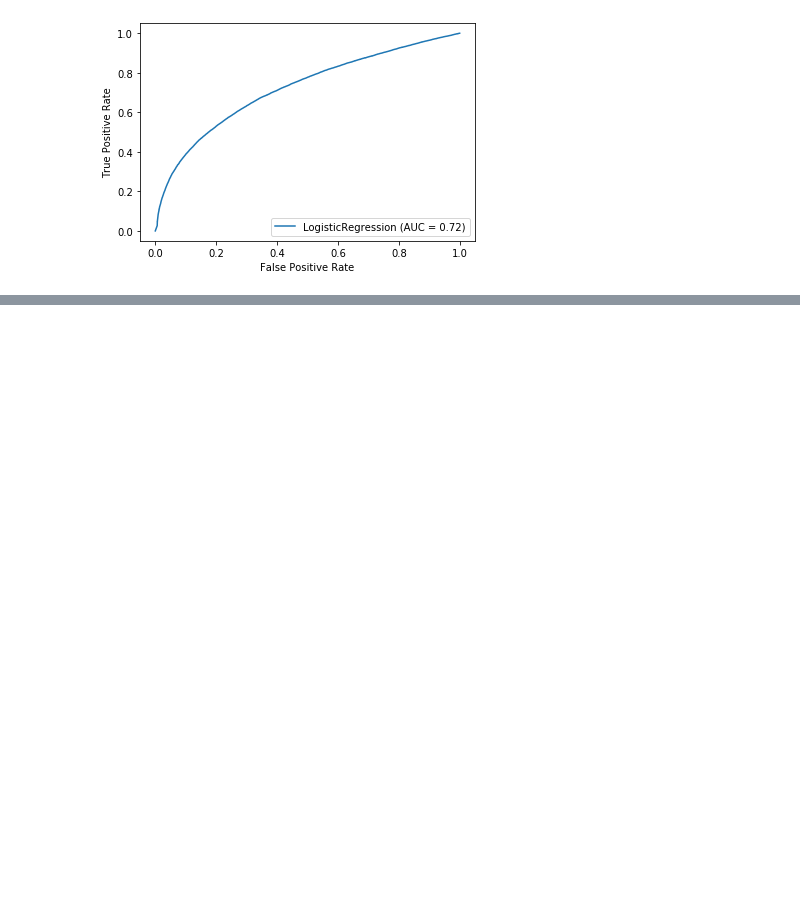
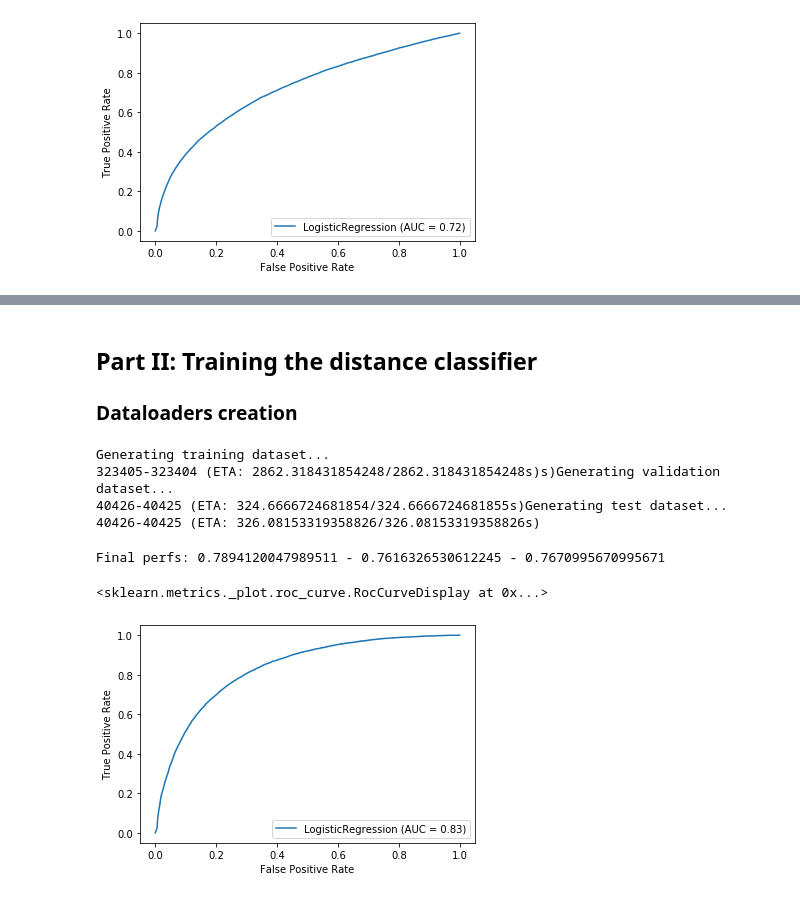
Before and after one commit to dimartinot/Text-Semantic-Similarity, a Jupyter notebook: notebook/Training.ipynb, the cells around one changed output, grey strips where cells are left out. Saved outputs shown, nothing was run; the diff lists cells and outputs as text; code cells hidden in the pictures; blank space fills up the shorter version.

Commit message:
Updating training notebook
feat: Updating training notebook
 - Adding new training pipeline
 - Adding new models

```diff
--- a/notebook/Training.ipynb
+++ b/notebook/Training.ipynb
@@ -160,7 +164,7 @@ importlib.reload(src.model.contrastiveModel)
 <module 'src.model.contrastiveModel' from 'C:\\Users\\thoma\\OneDrive\\Documents\\GitHub\\Text-Semantic-Similarity\\src\\model\\contrastiveModel.py'>
 # %%
 model = src.model.contrastiveModel.TextSimilarityDeepSiameseLSTM(embedding_dim = EMBEDDING_DIM)
-model.cuda()
+model = model.cuda()
 model.train()
 
 contrastive_loss = src.model.contrastiveModel.SiameseContrastiveLoss()
@@ -370,0 +462,3 @@ plot_roc_curve(logreg, X_test, y_test)
+# %% [markdown]
+## Part II: Training the distance classifier
+### Dataloaders creation
@@ -370,0 +518,51 @@ plot_roc_curve(logreg, X_test, y_test)
+# %%
+dataloader_train = torch.utils.data.dataloader.DataLoader(
+    dataset = dataset,
+    collate_fn = padding_collate,
+    sampler = train_sampler
+)
+
+dataloader_val = torch.utils.data.dataloader.DataLoader(
+    dataset = dataset,
+    collate_fn = padding_collate,
+    sampler = val_sampler
+)
+
+dataloader_test = torch.utils.data.dataloader.DataLoader(
+    dataset = dataset,
+    collate_fn = padding_collate,
+    sampler = test_sampler
+)
+# %%
+print("Generating training dataset...")
+X_train, y_train = model_and_titles_to_distance_dataset(model, dataloader_train)
+
+print("Generating validation dataset...")
+X_test, y_test = model_and_titles_to_distance_dataset(model, dataloader_test)
+
+print("Generating test dataset...")
+X_val, y_val = model_and_titles_to_distance_dataset(model, dataloader_val)
+# %% [output]
+Generating training dataset...
+323405-323404 (ETA: 2862.318431854248/2862.318431854248s)s)Generating validation dataset...
+40426-40425 (ETA: 324.6666724681854/324.6666724681855s)Generating test dataset...
+40426-40425 (ETA: 326.08153319358826/326.08153319358826s)
+# %%
+logreg = LogisticRegression()
+
+logreg.fit(X_train, y_train)
+
+train_acc = logreg.score(X_train, y_train)
+val_acc = logreg.score(X_val, y_val)
+test_acc = logreg.score(X_test, y_test)
+
+print(f"\nFinal perfs: {train_acc} - {val_acc} - {test_acc}")
+# %% [output]
+Final perfs: 0.7894120047989511 - 0.7616326530612245 - 0.7670995670995671
+# %%
+from sklearn.metrics import plot_roc_curve
+
+plot_roc_curve(logreg, X_test, y_test)
+# %% [output]
+<sklearn.metrics._plot.roc_curve.RocCurveDisplay at 0x...>
+[figure, added]
```
Also changed, not shown: parts of 9 cells of this notebook, 4 other files.
